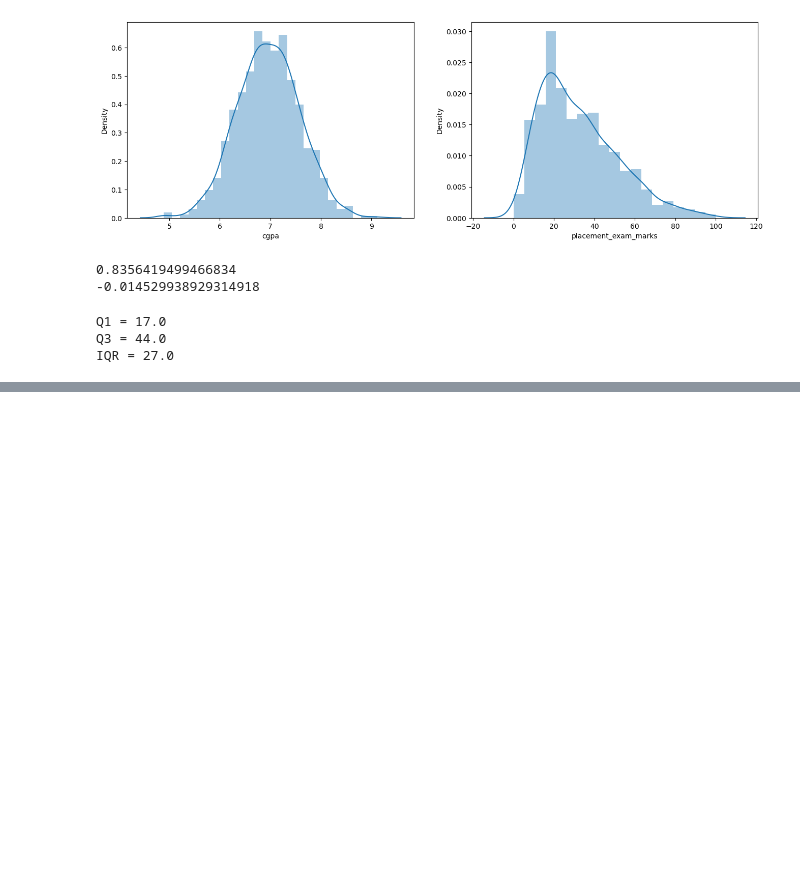
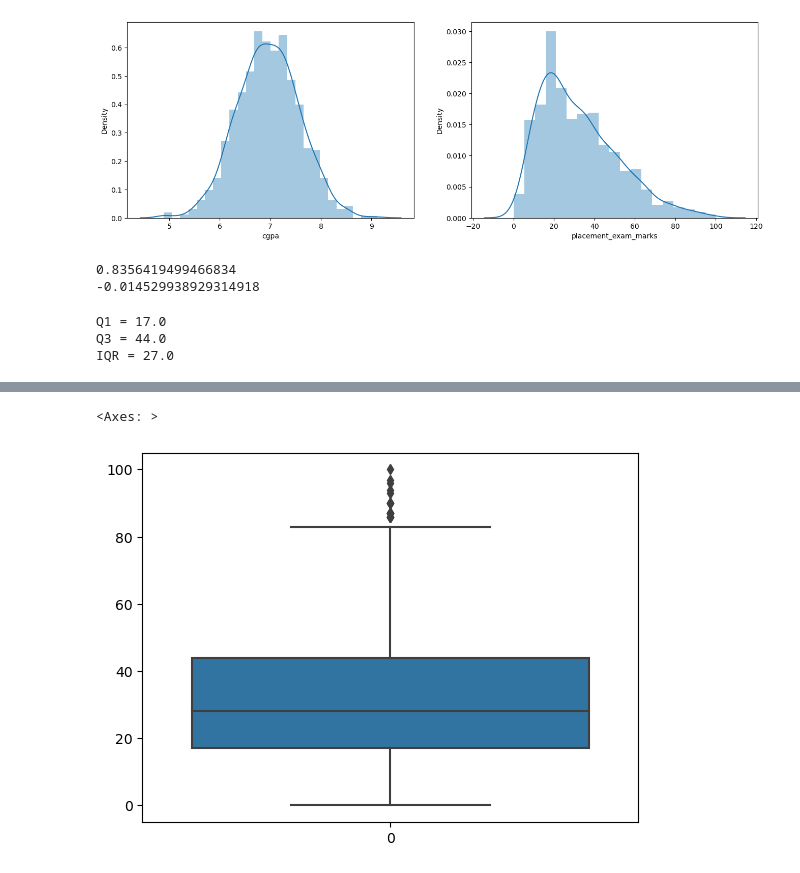
Before and after one commit to Khushi130404/Outlier_Exterminator, a Jupyter notebook: IQR/trimming.ipynb, the cells around one changed output, grey strips where cells are left out. Saved outputs shown, nothing was run; the diff lists cells and outputs as text; code cells hidden in the pictures; blank space fills up the shorter version.

Commit message:
graph_plot

```diff
--- a/IQR/trimming.ipynb
+++ b/IQR/trimming.ipynb
@@ -102,0 +99,5 @@ cross_val_score(LogisticRegression(),x_train,y_train,cv=10,scoring='accuracy').m
+# %%
+sns.boxplot(df['placement_exam_marks'])
+# %% [output]
+<Axes: >
+[figure, added]
```
Also changed, not shown: parts of 8 cells of this notebook, 1 other file.
